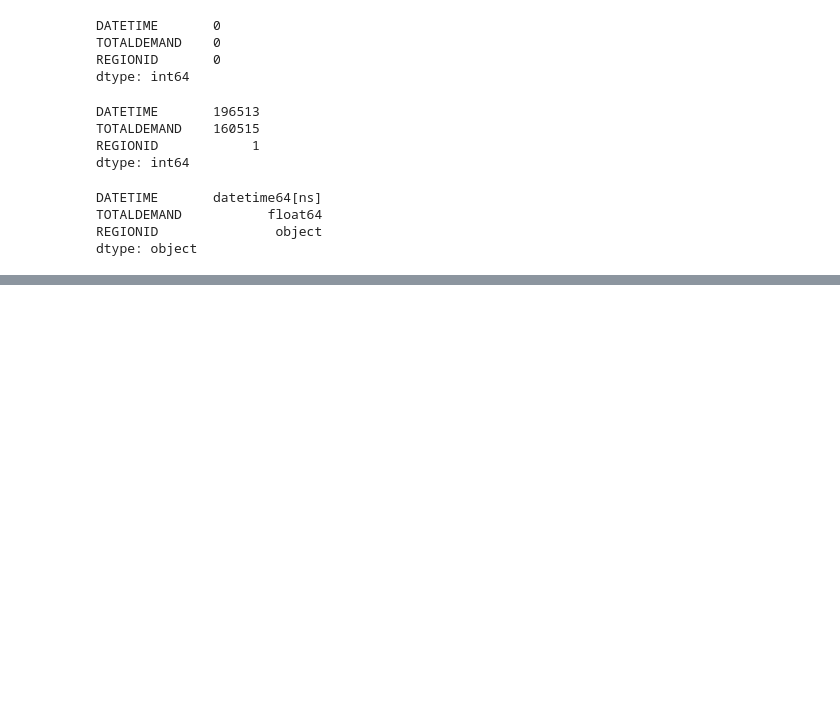
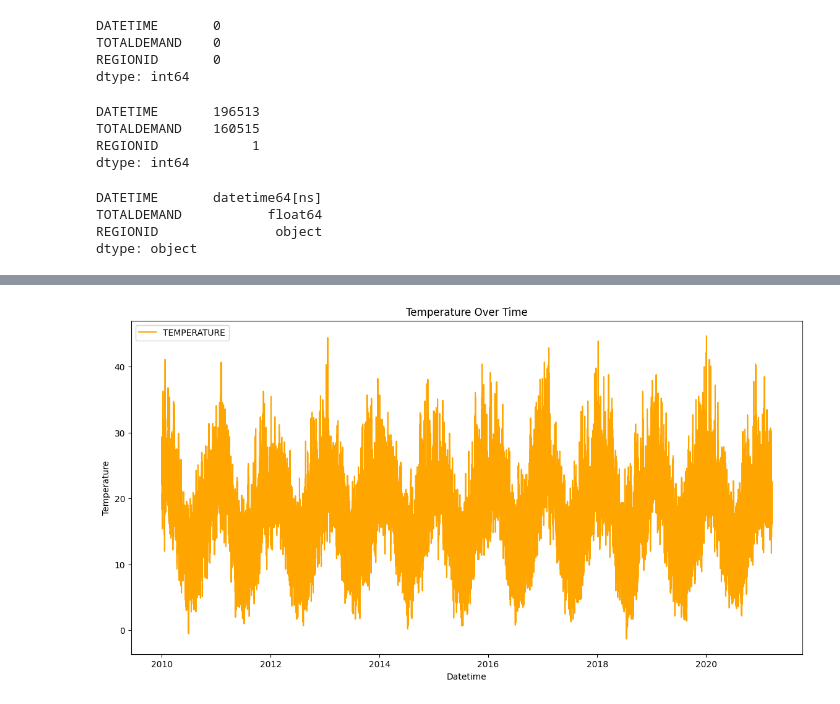
Before and after one commit to mkingopng/electricity_demand_forecasting, a Jupyter notebook: src/nsw_eda.ipynb, the cells around one changed output, grey strips where cells are left out. Drawn from its saved outputs; the diff is of its cells as text; code cells hidden in the pictures; blank space fills up the shorter version.

```diff
--- a/src/nsw_eda.ipynb
+++ b/src/nsw_eda.ipynb
@@ -303,0 +341,10 @@ dtype: object
+# %%
+plt.figure(figsize=(14, 7))
+plt.plot(nsw_df['DATETIME'], nsw_df['TEMPERATURE'], color='orange', label='TEMPERATURE')
+plt.xlabel('Datetime')
+plt.ylabel('Temperature')
+plt.title('Temperature Over Time')
+plt.legend()
+plt.show()
+# %% [output]
+[figure, added]
```
Also changed, not shown: parts of 15 cells of this notebook, 1 other file.
